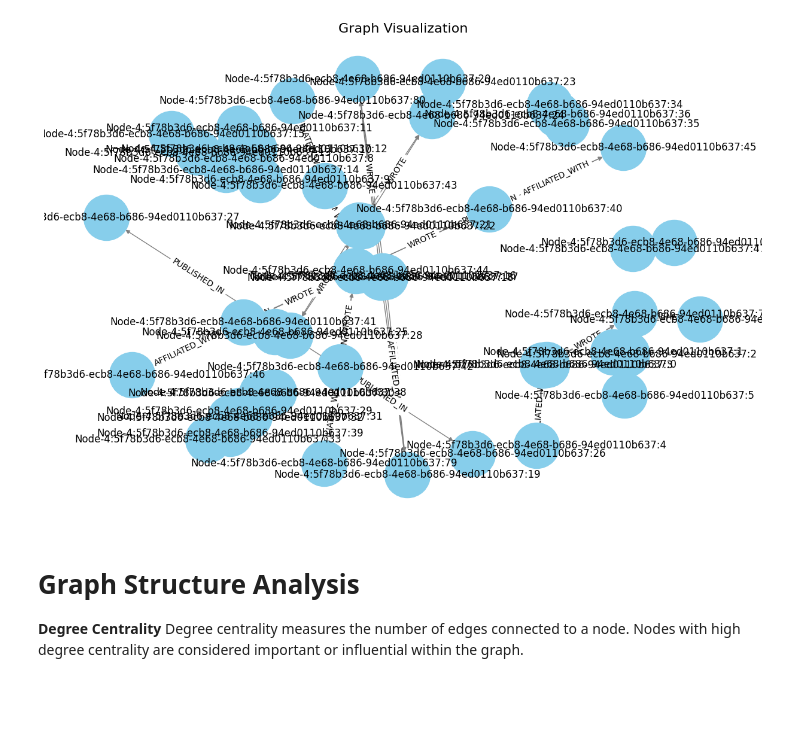
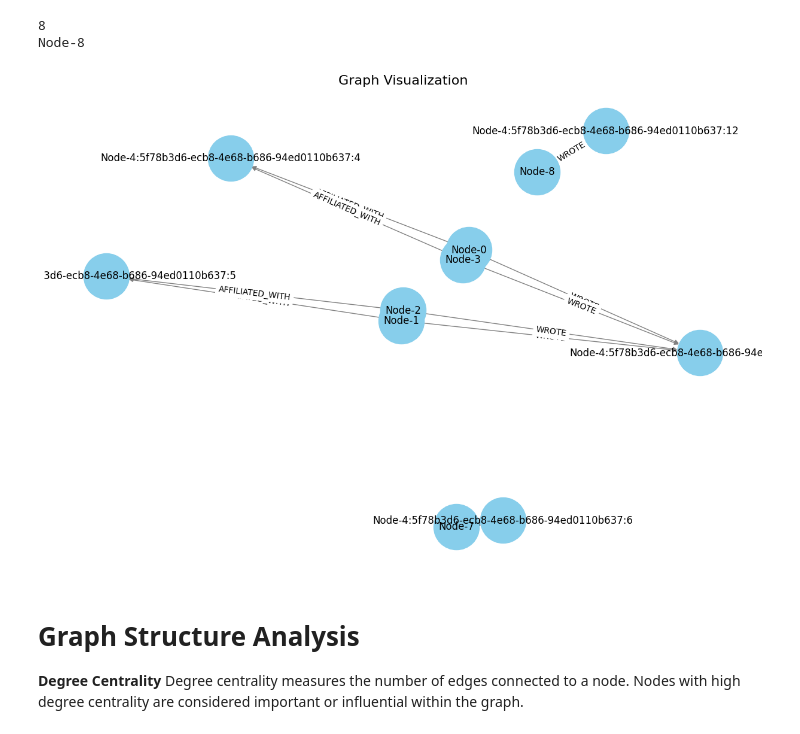
Before and after one commit to albertebaht/02456-deeplearning-project, a Jupyter notebook: visualization.ipynb, the cells around one changed output. Saved outputs shown, nothing was run; the diff lists cells and outputs as text; code cells hidden in the pictures; blank space fills up the shorter version.

```diff
--- a/visualization.ipynb
+++ b/visualization.ipynb
@@ -45,7 +45,7 @@ def fetch_graph():
         query = """
         MATCH (n)-[r]->(m)
         RETURN n, r, m
-        LIMIT 50
+        LIMIT 10
         """
         result = session.run(query)
         graph_data = []
@@ -53,38 +53,42 @@ def fetch_graph():
             node1 = record["n"]
             node2 = record["m"]
             relationship = record["r"]
-            node1_name = node1.get("name", f"Node-{node1.element_id}")
+            node1_name = node1.get("name", f"Node-{node1.id}")
             node2_name = node2.get("name", f"Node-{node2.element_id}")
             graph_data.append((node1_name, node2_name, relationship.type))
+        print(node1.id)
+        print(node1_name)
         return graph_data
 
 
 # Create PyVis graph
 def visualize_with_networkx(graph_data):
     G = nx.DiGraph()  # Directed graph
     for node1, node2, relationship in graph_data:
         # Add nodes and edges
         G.add_node(node1)
         G.add_node(node2)
         G.add_edge(node1, node2, label=relationship)
 
     # Create layout and visualize
     pos = nx.spring_layout(G)  # Layout for better spacing
     plt.figure(figsize=(12, 8))
     nx.draw(G, pos, with_labels=True, node_color="skyblue", node_size=3000, edge_color="gray")
     edge_labels = nx.get_edge_attributes(G, "label")
     nx.draw_networkx_edge_labels(G, pos, edge_labels=edge_labels)
     plt.title("Graph Visualization", fontsize=16)
     plt.show()
 
 
 
 # Execute
 graph_data = fetch_graph()
 #print(data)
 visualize_with_networkx(graph_data)
 # %% [output]
+8
+Node-8
-[figure, old version]
+[figure, new version]
 # %% [markdown]
 # Graph Structure Analysis
 **Degree Centrality**
```
